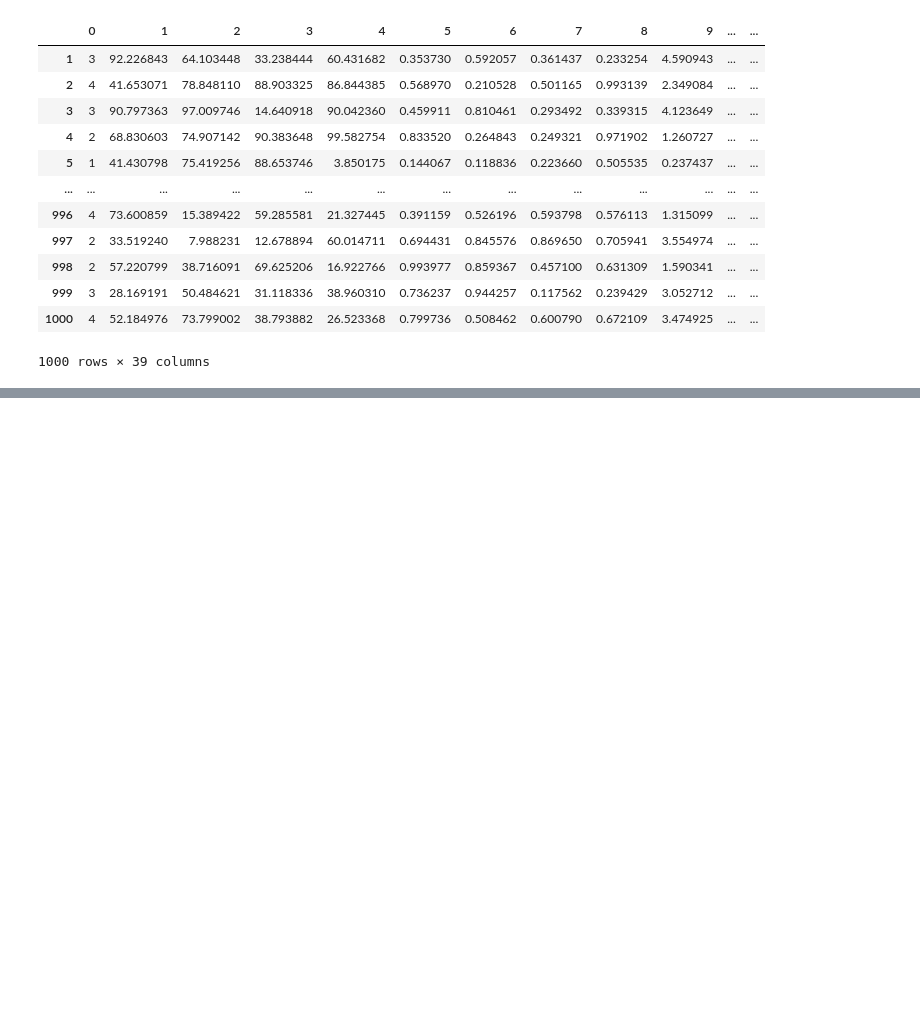
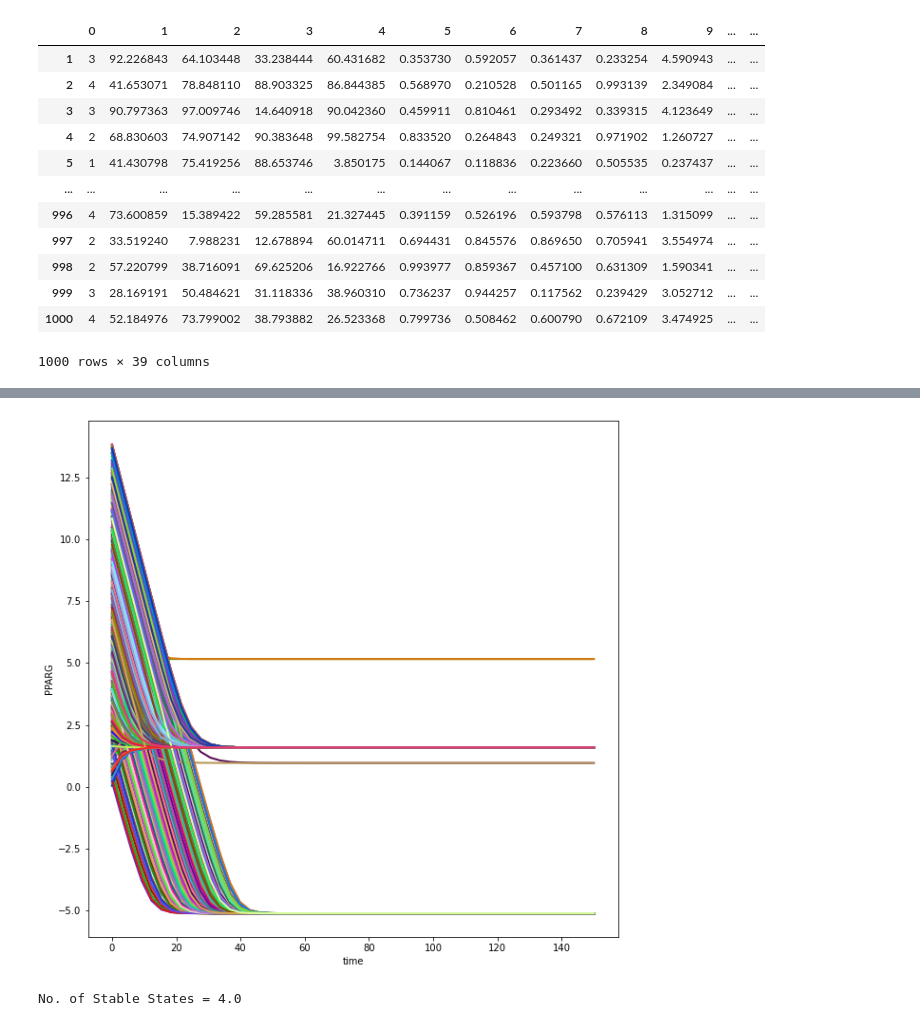
Before and after one commit to parthagrawal02/nafld-results, a Jupyter notebook: Figure3-Results.ipynb, the cells around one changed output, grey strips where cells are left out. Saved outputs shown, nothing was run; the diff lists cells and outputs as text; code cells hidden in the pictures; blank space fills up the shorter version.

```diff
--- a/Figure3-Results.ipynb
+++ b/Figure3-Results.ipynb
@@ -154,0 +183,20 @@ No. of Stable States = 4.0
+# %%
+parm = par(1)
+t = np.linspace(0,150)
+for i in range(1,995):
+    s0 = [2**(20*random.uniform(0,1)),2**(20*random.uniform(0,1)),2**(20*random.uniform(0,1)),2**(20*random.uniform(0,1))]
+    s = odeint(f,s0,t)
+    r = random.random()
+    b = random.random()
+    g = random.random()
+    color = (r, g, b)
+
+    plt.plot(t,np.log(s[:,2]),c=color, linewidth=2.0)
+
+plt.xlabel("time")
+plt.ylabel("PPARG")
+plt.show()
+print("No. of Stable States = {} ".format(parm[0]))
+# %% [output]
+[figure, added]
+No. of Stable States = 4.0
```
Also changed, not shown: parts of 15 cells of this notebook.
